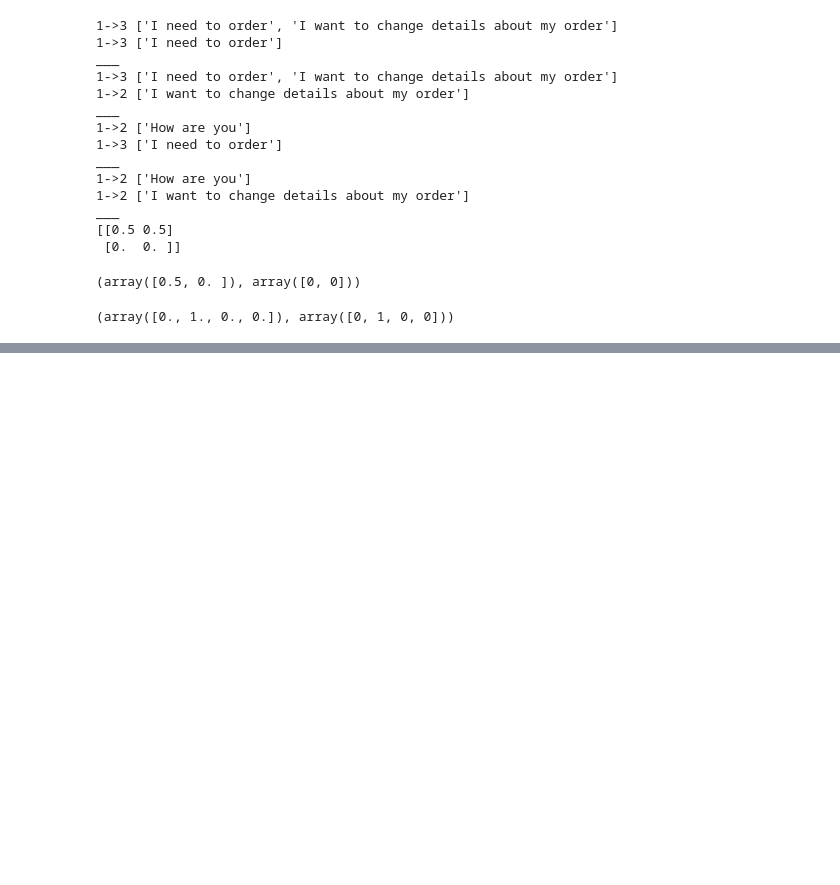
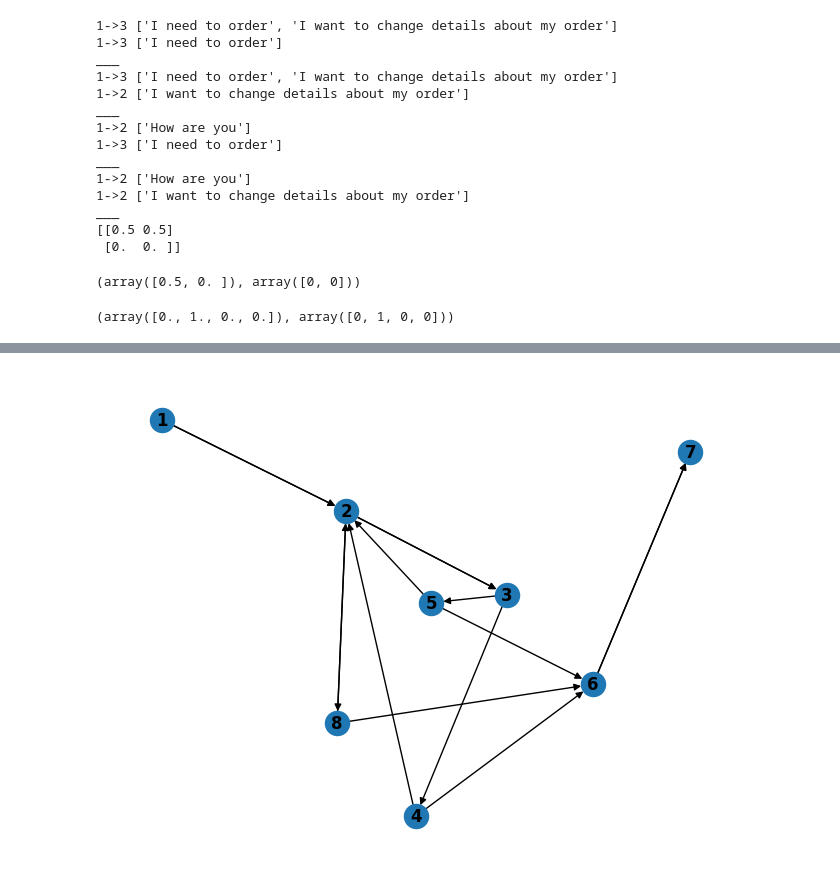
Before and after one commit to deeppavlov/chatsky-llm-autoconfig, a Jupyter notebook: matching/matching_algo.ipynb, the cells around one changed output, grey strips where cells are left out. Drawn from its saved outputs; the diff is of its cells as text; code cells hidden in the pictures; blank space fills up the shorter version.

```diff
--- a/matching/matching_algo.ipynb
+++ b/matching/matching_algo.ipynb
@@ -302,0 +378,5 @@ jaccard_nodes(G1.nodes(data=True), G2.nodes(data=True))
+# %%
+pos = nx.spring_layout(G2)
+nx.draw(G2, pos, with_labels=True, font_weight='bold')
+# %% [output]
+[figure, added]
```
Also changed, not shown: parts of 16 cells of this notebook.
